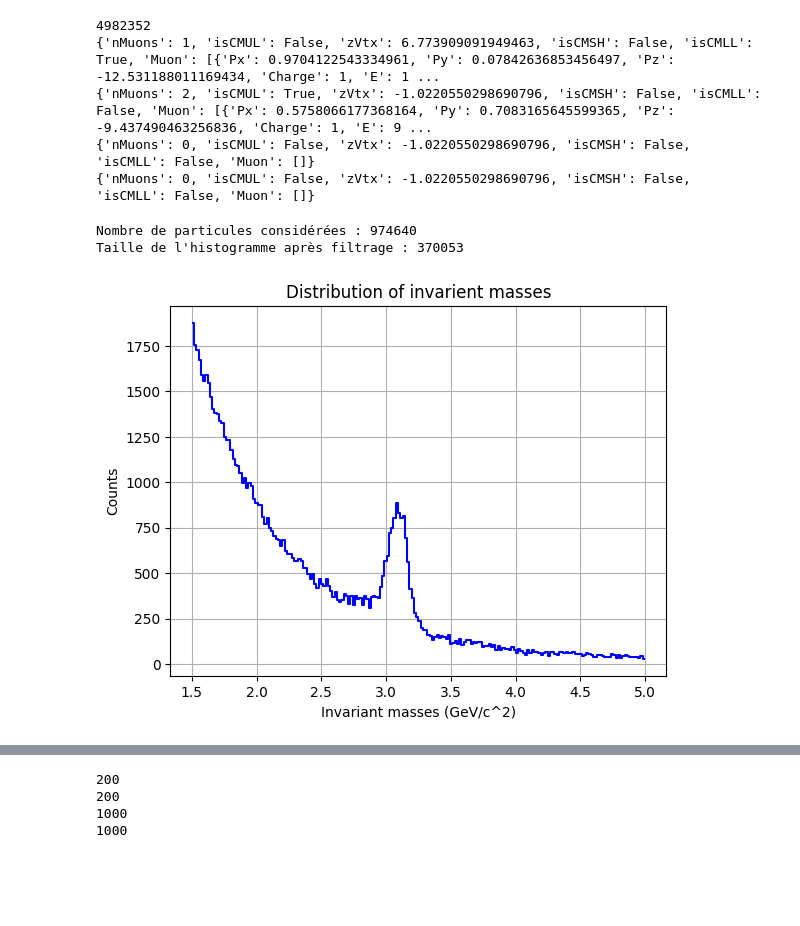
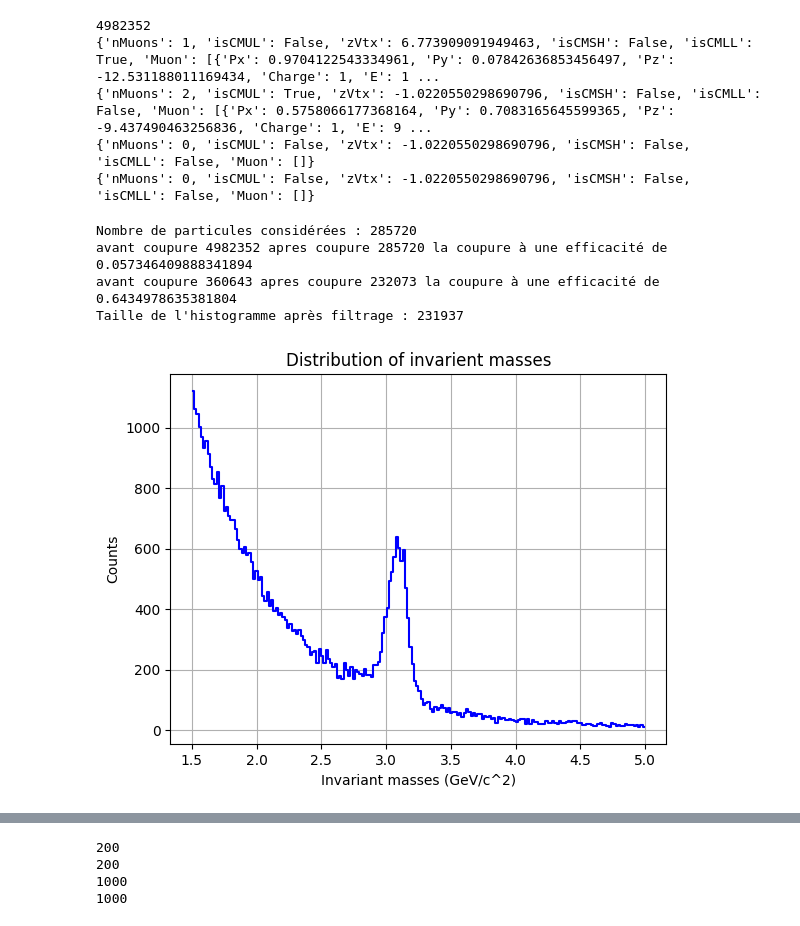
Before and after one commit to nantes-m2-rps-exp/qqbar2mumu-2024, a Jupyter notebook: notebooks/Discrimination.ipynb, the cells around one changed output, grey strips where cells are left out. Drawn from its saved outputs; the diff is of its cells as text; code cells hidden in the pictures; blank space fills up the shorter version.

```diff
--- a/notebooks/Discrimination.ipynb
+++ b/notebooks/Discrimination.ipynb
@@ -70,12 +70,11 @@ import matplotlib.pyplot as plt
 import numpy as np
 
 # Filtrer les événements
-#filtered_events = m[(m.nMuons >= 2) & (abs(m.zVtx) < 10) & (m.isCMUL)]
-filtered_events = m[(m.isCMUL)]
+filtered_events = m[(m.nMuons >= 2) & (abs(m.zVtx) < 10) & (m.isCMUL)]
 
 filtered_events_back = m[(m.nMuons >= 2) & (abs(m.zVtx) < 10)]
 print("Nombre de particules considérées :", len(filtered_events))
-#print("avant coupure",len(m),"apres coupure",len(filtered_events), "la coupure à une efficacité de",len(filtered_events)/len(m))
+print("avant coupure",len(m),"apres coupure",len(filtered_events), "la coupure à une efficacité de",len(filtered_events)/len(m))
 
 # Initialiser les vecteurs des muons
 muon_vectors = ak.zip(
@@ -99,8 +98,8 @@ muon_pairs = ak.combinations(muon_vectors, 2, fields=["muon1", "muon2"])
 # Paires de charges opposées et filtrage
 opposite_charge_pairs = muon_pairs[
     (muon_pairs.muon1.charge != muon_pairs.muon2.charge)
-    & (muon_pairs.muon1.matchedTrgThreshold == 2)
-    & (muon_pairs.muon2.matchedTrgThreshold == 2)
+    # (muon_pairs.muon1.matchedTrgThreshold == 2)
+    # (muon_pairs.muon2.matchedTrgThreshold == 2)
     & (muon_pairs.muon1.theta <= 10)
     & (muon_pairs.muon2.theta <= 10)
     & (muon_pairs.muon1.theta >= 3)
@@ -110,41 +109,43 @@ opposite_charge_pairs = muon_pairs[
     & (muon_pairs.muon2.eta >= -4)
     & (muon_pairs.muon1.eta >= -4)
 ]
-#print("avant coupure",len(ak.flatten(muon_pairs)),"apres coupure",len(ak.flatten(opposite_charge_pairs)), "la coupure à une efficacité de",len(ak.flatten(opposite_charge_pairs))/len(ak.flatten(muon_pairs)))
 
 
-opposite_charge_pairs = muon_pairs
 # Calcul des masses invariantes et de la rapidité
 masses_opposite = (opposite_charge_pairs.muon1 + opposite_charge_pairs.muon2).mass
 y_pair = (opposite_charge_pairs.muon1 + opposite_charge_pairs.muon2).rapidity
 
+
 # Appliquer le filtre de rapidité
-#filtered_masses = masses_opposite[(y_pair <= -2.5) & (y_pair >= -4)]
-filtered_masses = masses_opposite
+filtered_masses = masses_opposite[(y_pair <= -2.5) & (y_pair >= -4)]
+print("avant coupure",len(ak.flatten(muon_pairs)),"apres coupure",len(ak.flatten(filtered_masses)), "la coupure à une efficacité de",len(ak.flatten(filtered_masses))/len(ak.flatten(muon_pairs)))
+
 # Aplatir les données et filtrer les masses entre 0 et 10 GeV
 flattened_opposite = ak.flatten(filtered_masses[(filtered_masses >= 0) & (filtered_masses <= 10)], axis=None)
 
 # Calcul des histogrammes avec numpy
 global bi#ns
 bins = 200
 global range
 range = (1.5,5)
 hist_opposite, bin_edges = np.histogram(flattened_opposite, bins=bins, range=range)
 print("Taille de l'histogramme après filtrage :", len(flattened_opposite))
 
 # Tracer l'histogramme
 bin_centers = (bin_edges[:-1] + bin_edges[1:]) / 2
 plt.step(bin_centers, hist_opposite, where="mid", label="Charges opposées (2.5 < y < 4)", color="blue")
 plt.xlabel("Invariant masses (GeV/c^2)")
 plt.ylabel("Counts")
 plt.title("Distribution of invarient masses")
 plt.grid(True)
 #plt.legend()
 plt.show()
 # %% [output]
-Nombre de particules considérées : 974640
-Taille de l'histogramme après filtrage : 370053
+Nombre de particules considérées : 285720
+avant coupure 4982352 apres coupure 285720 la coupure à une efficacité de 0.057346409888341894
+avant coupure 360643 apres coupure 232073 la coupure à une efficacité de 0.6434978635381804
+Taille de l'histogramme après filtrage : 231937
-[figure, old version]
+[figure, new version]
 # %%
 y_pair = ak.flatten(y_pair)  # Conversion en array numpy pour Matplotlib
 
```
Also changed, not shown: parts of 4 cells of this notebook, 1 other file.
